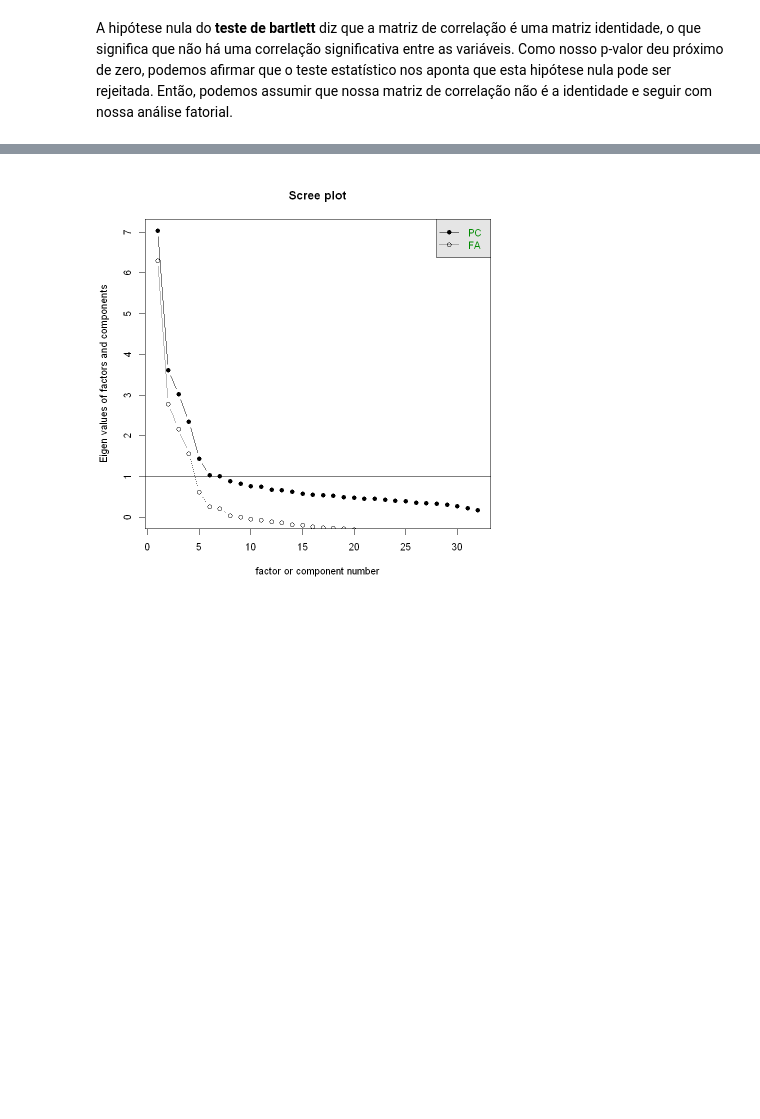
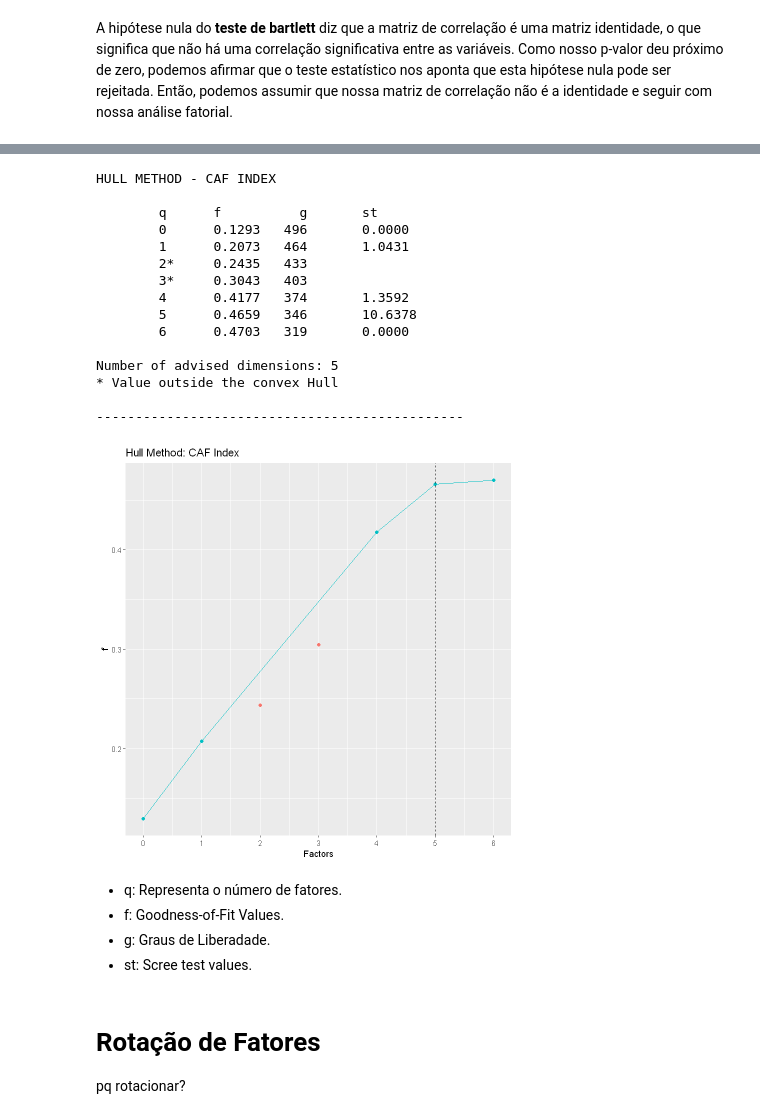
Before and after one commit to FerrazThales/AnaliseFatorialExploratoria, a Jupyter notebook: Análise Fatorial Exploratória.ipynb, the cells around one changed output, grey strips where cells are left out. Drawn from its saved outputs; the diff is of its cells as text; code cells hidden in the pictures; blank space fills up the shorter version.

Commit message:
Método de Hull

```diff
--- a/Análise Fatorial Exploratória.ipynb
+++ b/Análise Fatorial Exploratória.ipynb
@@ -203,4 +218,29 @@ descobrir quais os testes que você tem que aplicar e escrever umt exto
-# %%
-scree(matriz_de_correlacao)
-# %% [output]
-[figure, removed]
+# %%
+# aplicando o método hull do pacote EFA.MRFA
+hullEFA(df, extr="ML")
+# %% [output]
+HULL METHOD - CAF INDEX
+
+        q      f          g       st
+        0      0.1293   496       0.0000
+        1      0.2073   464       1.0431
+        2*     0.2435   433
+        3*     0.3043   403
+        4      0.4177   374       1.3592
+        5      0.4659   346       10.6378
+        6      0.4703   319       0.0000
+
+Number of advised dimensions: 5
+* Value outside the convex Hull
+
+-----------------------------------------------
+[figure, added]
+# %% [markdown]
+* q: Representa o número de fatores.
+* f: Goodness-of-Fit Values.
+* g: Graus de Liberadade.
+* st: Scree test values.
+# %% [markdown]
+# Rotação de Fatores
+
+pq rotacionar?
```
Also changed, not shown: parts of 9 cells of this notebook.
